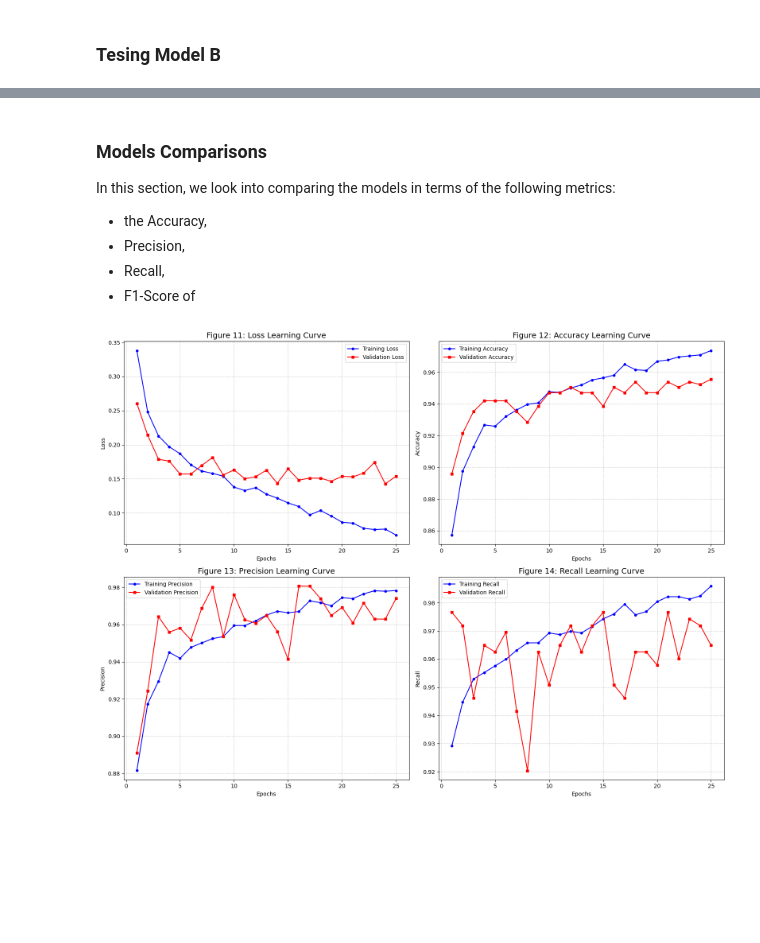
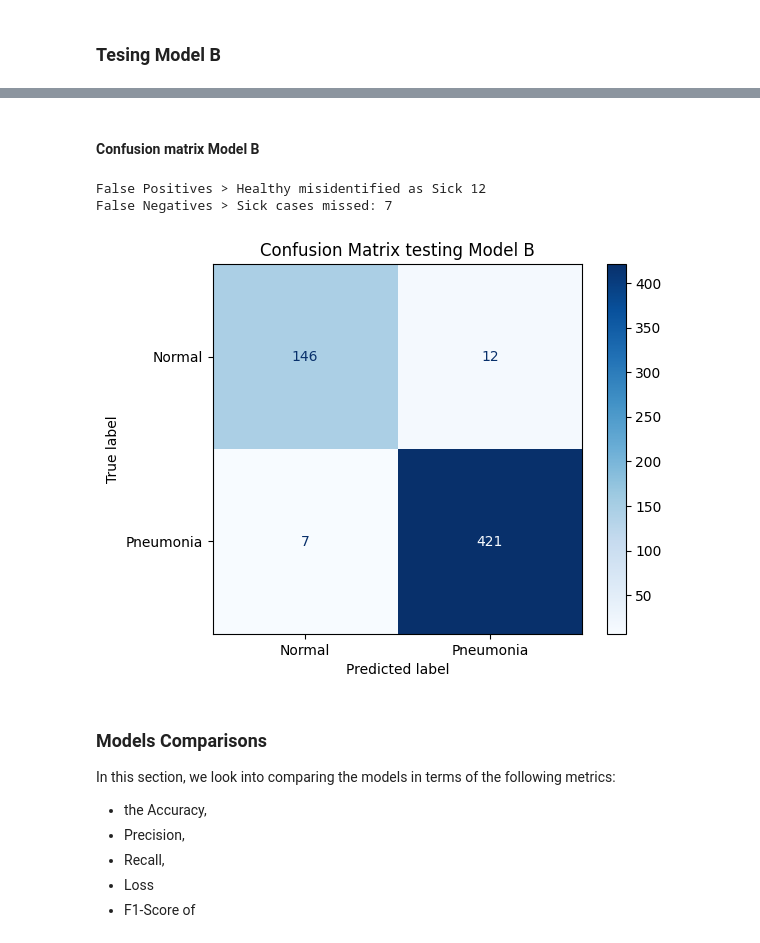
Before and after one commit to sondosaabed/Pneumonia-Classification-CNN, a Jupyter notebook: Pneumonia-Classification-CNN.ipynb, the cells around one changed output, grey strips where cells are left out. Drawn from its saved outputs; the diff is of its cells as text; code cells hidden in the pictures; blank space fills up the shorter version.

```diff
--- a/Pneumonia-Classification-CNN.ipynb
+++ b/Pneumonia-Classification-CNN.ipynb
@@ -278,9 +313,12 @@ Most images are not square; they are roughly 1.3 to 1.6 (wider than they are tal
 # %%
 IMG_SIZE = 224
 # %%
-def preprocess_image(path):
+def resize_image_with_padding(path):
     """
     Takes the path image and resize keeping aspect ratio with centralized padding
+
+    https://docs.opencv.org/4.x/d3/df2/tutorial_py_basic_ops.html
+
     """
     img = cv2.imread(path, cv2.IMREAD_GRAYSCALE)
     if img is None: return None
@@ -298,6 +336,4 @@ def preprocess_image(path):
     left, right = delta_w // 2, delta_w - (delta_w // 2)
 
     img = cv2.copyMakeBorder(img, top, bottom, left, right, cv2.BORDER_CONSTANT, value=0)  # Apply padding (value=0 for black) for better results
-    img = img / 255.0 # Normalization: scales pixels to [0, 1]
-    img = np.expand_dims(img, axis=-1) # Add channel dimension for the CNN (Height, Width, 1)
     return img
@@ -660,3 +720,20 @@ False Negatives (Sick cases missed): 5
+# %% [markdown]
+#### Confusion matrix Model B
+# %%
+cm_b = confusion_matrix(y_test, y_pred_b)
+
+tn_b, fp_b, fn_b, tp_b = cm_b.ravel()
+print("False Positives > Healthy misidentified as Sick", fp_b)
+print("False Negatives > Sick cases missed:", fn_b)
+# %% [output]
+False Positives > Healthy misidentified as Sick 12
+False Negatives > Sick cases missed: 7
+# %%
+disp_b = ConfusionMatrixDisplay(confusion_matrix=cm_b, display_labels=['Normal', 'Pneumonia'])
+disp_b.plot(cmap=plt.cm.Blues)
+plt.title('Confusion Matrix testing Model B');
+# %% [output]
+[figure, added]
 # %% [markdown]
 ### Models Comparisons
 
@@ -664,4 +741,5 @@ In this section, we look into comparing the models in terms of the following met
 - the Accuracy,
 - Precision,
 - Recall,
+- Loss
 - F1-Score of
@@ -695,4 +745,0 @@ def plot_training_history(history):
-# %%
-plot_training_history(history)
-# %% [output]
-[figure, removed]
```
Also changed, not shown: parts of 86 cells of this notebook.
